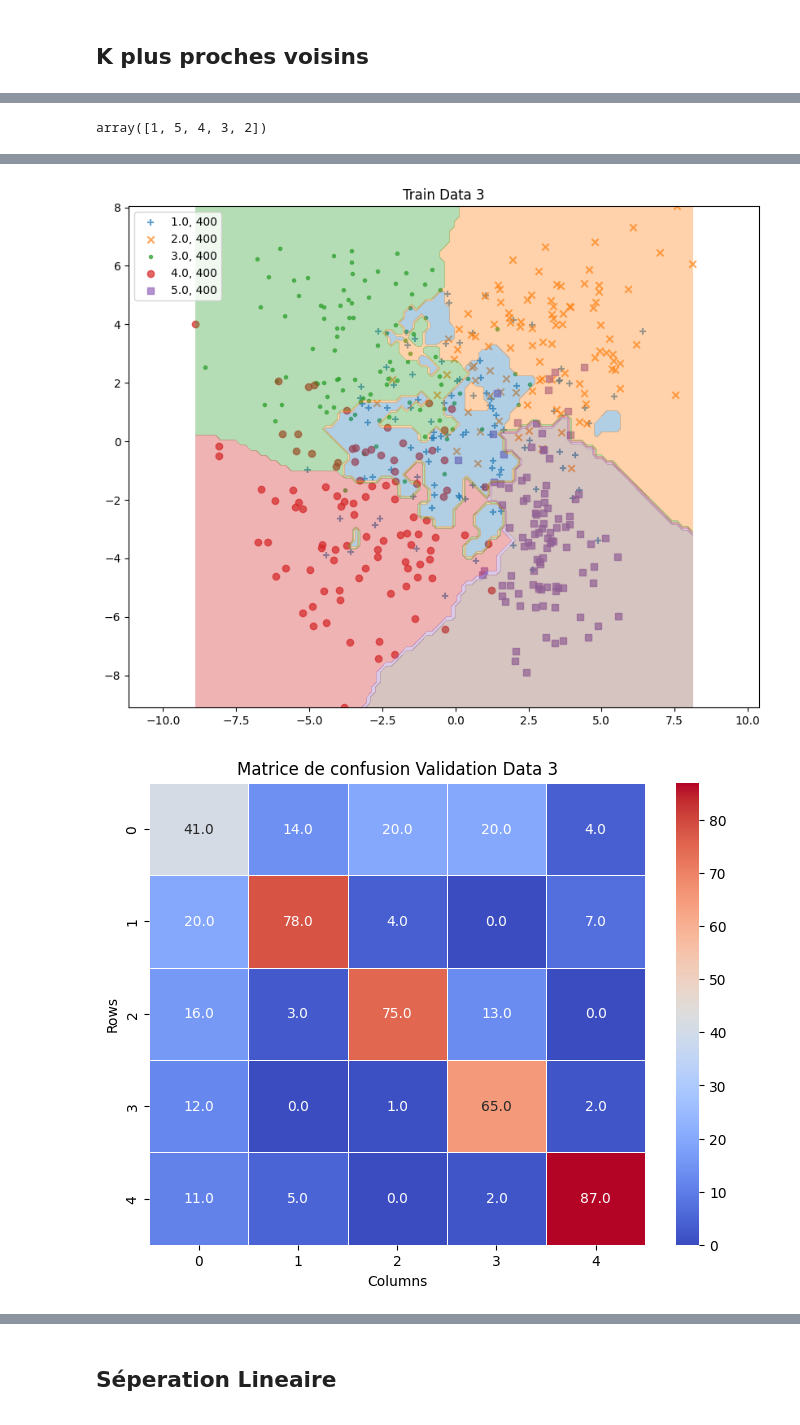
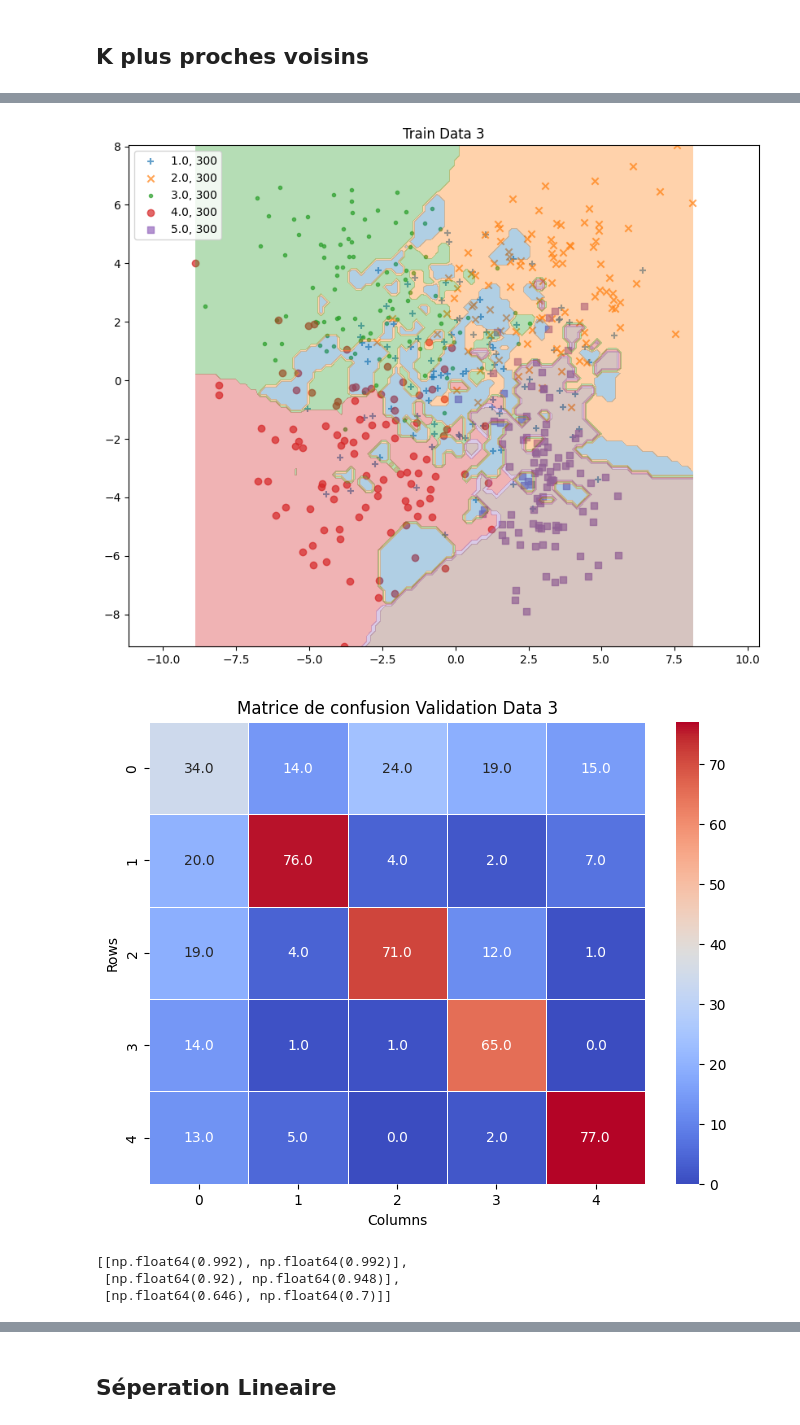
Before and after one commit to ba-talibe/TP_TH_Bayiesienne_Decision, a Jupyter notebook: M1_SD/Apprentissage Automatique.ipynb, the cells around one changed output, grey strips where cells are left out. Saved outputs shown, nothing was run; the diff lists cells and outputs as text; code cells hidden in the pictures.

Commit message:
added chart to visualise KNN crossvalidation result

```diff
--- a/M1_SD/Apprentissage Automatique.ipynb
+++ b/M1_SD/Apprentissage Automatique.ipynb
@@ -77,21 +78,31 @@ class Modele(ABC):
         plt.contourf(x1_list, x2_list, y_grid_pred, levels=l, colors=plt.rcParams['axes.prop_cycle'].by_key()['color'], alpha=0.35)
 # %%
 def top_k_accuracy(X, y_true, modele : Modele, k=2):
-    labels = modele.rank_predictor(X)
-    score = [ 1 if y_true[i] in labels[i,:k] else 0 for i in range(len(y_true))]
+    if k == 1:
+        labels = modele.predictor(X)
+        score = [ 1 if y_true[i] == labels[i] else 0 for i in range(len(y_true))]
+
+    else:
+        labels = modele.rank_predictor(X)
+        score = [ 1 if y_true[i] in labels[i,:k] else 0 for i in range(len(y_true))]
+
     return np.mean(score)
 
 
-def validate(valid_data, modele : Modele, name=None):
+def validate(valid_data, modele : Modele, name=None, top_k_metrics=False):
 
     x_valid, y_valid = valid_data[["x1", "x2"]].to_numpy(), valid_data.y.to_numpy()
     classes = np.unique(y_valid)
 
     y_pred = modele.predictor(x_valid)
     valid_data["y_pred"] = y_pred
-    top1 = top_k_accuracy(x_valid, y_valid, modele, 1)
-    top2 = top_k_accuracy(x_valid, y_valid, modele, 2)
-    print(f"top1 : {top1}\n top2 : {top2}")
+
+    top1, top2 = None, None
+    if top_k_metrics:
+        top1 = top_k_accuracy(x_valid, y_valid, modele, 1)
+        top2 = top_k_accuracy(x_valid, y_valid, modele, 2)
+        print(f"top1 : {top1}\n top2 : {top2}")
+
 
     matrice_confusion = np.zeros((len(classes), len(classes)))
     matrice_confusion = pd.DataFrame(matrice_confusion)
@@ -122,10 +133,12 @@ def validate(valid_data, modele : Modele, name=None):
     else:
         plt.figure(figsize=(8, 6))
         sns.heatmap(matrice_confusion, annot=True, cmap='coolwarm', fmt='.1f', linewidths=.5)
-        plt.title('Matrice de confusion '+name )
+        plt.title(f"Matrice de confusion {name}")
         plt.xlabel('Columns')
         plt.ylabel('Rows')
         plt.show()
+
+    return [top1, top2]
 
 def show(df, save=True, title=None, delta =None):
 
@@ -201,16 +214,17 @@ def plot_decision_multi(x1_min, x1_max, x2_min, x2_max, prediction, sample = 300
     l = np.shape(np.unique(y_grid_pred))[0] - 1
     plt.contourf(x1_list, x2_list, y_grid_pred, levels=l, colors=plt.rcParams['axes.prop_cycle'].by_key()['color'], alpha=0.35)
 
-def execute_modele(modele : Modele, data=None, sample=300):
+def execute_modele(modele : Modele, data=None, sample=300, top_k_metrics=False):
     if data is not None:
         X_train = data[["x1", "x2"]].to_numpy()
-        y_train = data.y.to_numpy()
+        y_train = data.y.to_numpy().astype(int)
         modele.fit(X_train, y_train)
         show(data)
-        modele.plot_decision(X_train, sample=sample)
-        validate(data, modele)
+        modele.plot_decision_multi(X_train, sample=sample)
+        top_result = validate(data, modele, top_k_metrics=top_k_metrics)
         plt.show()
     else:
+        top_results = []
         for data in datas:
             X_train = datas[data][["x1", "x2"]].to_numpy()
             y_train = datas[data].y.to_numpy()
@@ -219,8 +233,10 @@ def execute_modele(modele : Modele, data=None, sample=300):
             modele.fit(X_train, y_train)
             show(valid_data[data], title=f"Train Data {data[-1]}")
             modele.plot_decision_multi(X_valid, sample=sample)
-            validate(valid_data[data], modele, name=f"Validation Data {data[-1]}")
+            top_result = validate(valid_data[data], modele, name=f"Validation Data {data[-1]}", top_k_metrics=top_k_metrics)
+            top_results.append(top_result)
             plt.show()
+    return top_results
 # %% [markdown]
 
 # TP1 : Approche Bayessienne de la decision
@@ -481,9 +568,3 @@ class KPP(Modele):
             pred = [np.pad(d, (0, max_len - len(d)), 'constant') for d in pred]
             return np.array(pred)
         return predict
-# %%
-kpp = KPP(5)
-kpp.fit(X1, y1)
-kpp.rank_predictor(X1[57])
-# %% [output]
-array([1, 5, 4, 3, 2])
@@ -490,5 +573,5 @@ array([1, 5, 4, 3, 2])
 # %%
-kpp = KPP(5)
-execute_modele(kpp, sample=100)
+kpp = KPP(1)
+execute_modele(kpp, sample=100, top_k_metrics=True)
 # %% [output]
 top1 : 0.992
@@ -504,2 +587,5 @@ top1 : 0.692
-[figure, old version]
+[figure, new version]
-[figure, old version]
+[figure, new version]
+[[np.float64(0.992), np.float64(0.992)],
+ [np.float64(0.92), np.float64(0.948)],
+ [np.float64(0.646), np.float64(0.7)]]
```
Also changed, not shown: parts of 37 cells of this notebook.
